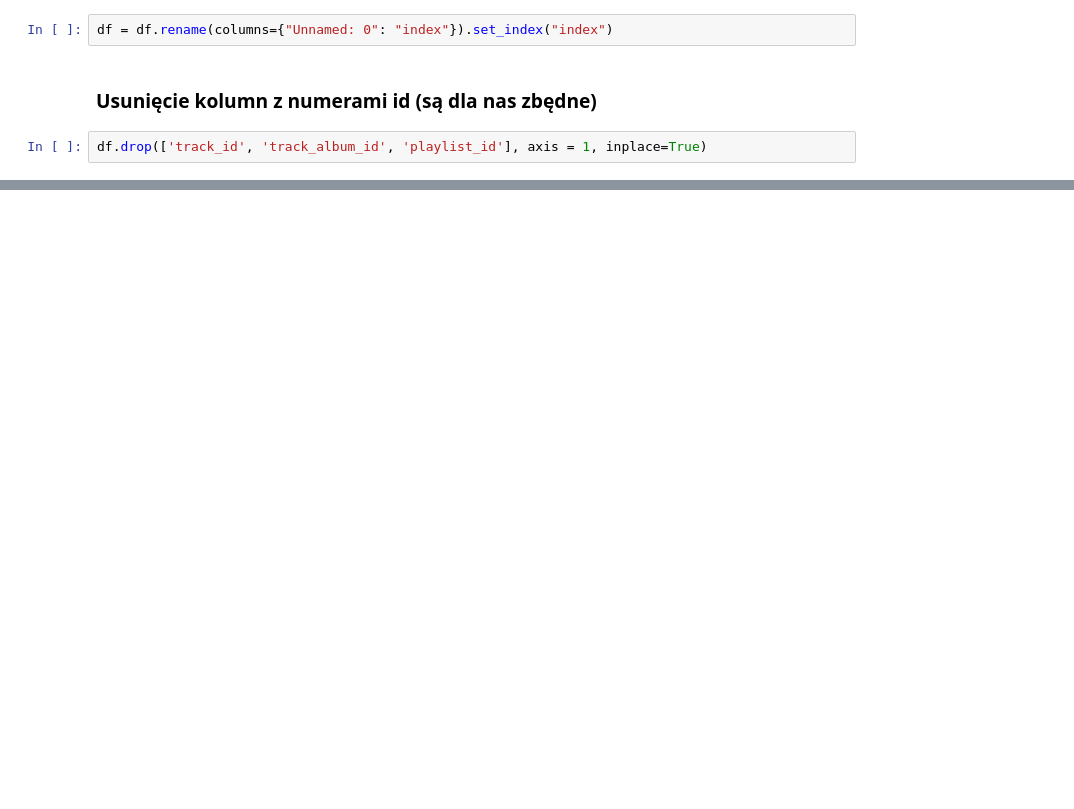
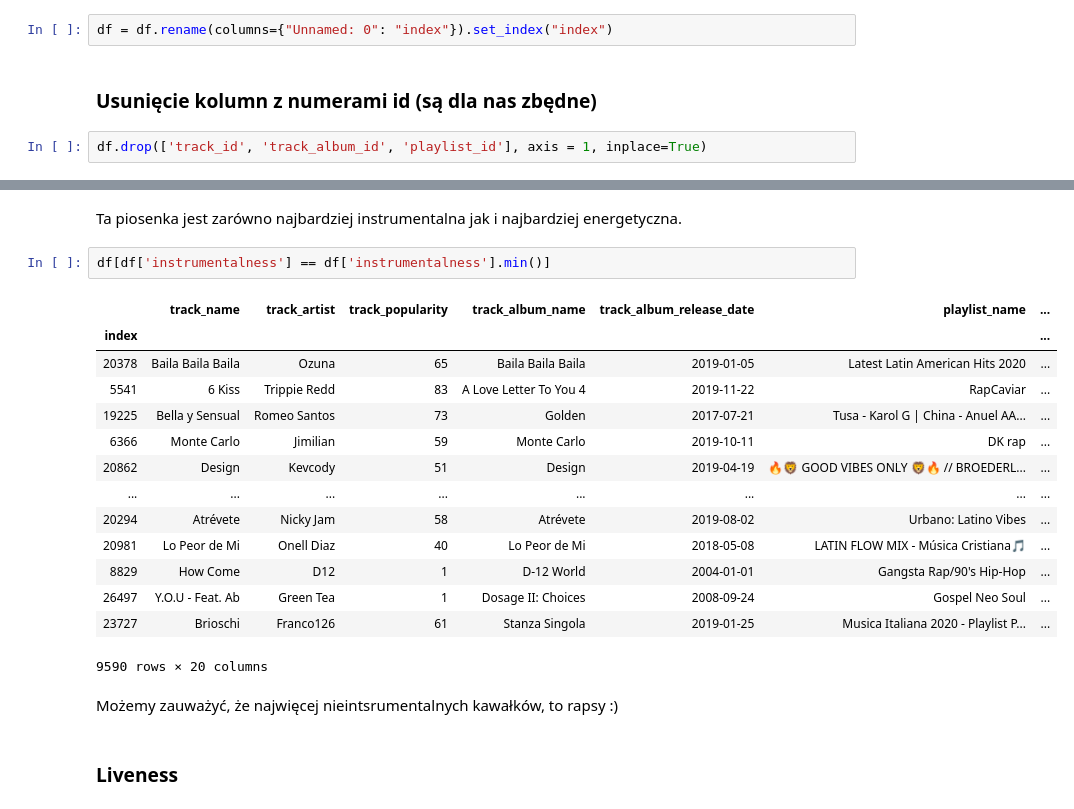
Before and after one commit to AdamJedz/DS-projekty, a Jupyter notebook: Spotify/Igor/Analiza Wstępna.ipynb, the cells around one changed output, grey strips where cells are left out. Drawn from its saved outputs; the diff is of its cells as text; blank space fills up the shorter version.

```diff
--- a/Spotify/Igor/Analiza Wstępna.ipynb
+++ b/Spotify/Igor/Analiza Wstępna.ipynb
@@ -24,0 +206,23 @@ df.head()
+# %% [markdown]
+Ta piosenka jest zarówno najbardziej instrumentalna jak i najbardziej energetyczna.
+# %%
+df[df['instrumentalness'] == df['instrumentalness'].min()]
+# %% [output]
+|  | track_name | track_artist | track_popularity | track_album_name | track_album_release_date | playlist_name | ... |
+| index |  |  |  |  |  |  | ... |
+| 20378 | Baila Baila Baila | Ozuna | 65 | Baila Baila Baila | 2019-01-05 | Latest Latin American Hits 2020 | ... |
+| 5541 | 6 Kiss | Trippie Redd | 83 | A Love Letter To You 4 | 2019-11-22 | RapCaviar | ... |
+| 19225 | Bella y Sensual | Romeo Santos | 73 | Golden | 2017-07-21 | Tusa - Karol G | China - Anuel AA... | ... |
+| 6366 | Monte Carlo | Jimilian | 59 | Monte Carlo | 2019-10-11 | DK rap | ... |
+| 20862 | Design | Kevcody | 51 | Design | 2019-04-19 | 🔥🦁 GOOD VIBES ONLY 🦁🔥 // BROEDERL... | ... |
+| ... | ... | ... | ... | ... | ... | ... | ... |
+| 20294 | Atrévete | Nicky Jam | 58 | Atrévete | 2019-08-02 | Urbano: Latino Vibes | ... |
+| 20981 | Lo Peor de Mi | Onell Diaz | 40 | Lo Peor de Mi | 2018-05-08 | LATIN FLOW MIX - Música Cristiana🎵 | ... |
+| 8829 | How Come | D12 | 1 | D-12 World | 2004-01-01 | Gangsta Rap/90's Hip-Hop | ... |
+| 26497 | Y.O.U - Feat. Ab | Green Tea | 1 | Dosage II: Choices | 2008-09-24 | Gospel Neo Soul | ... |
+| 23727 | Brioschi | Franco126 | 61 | Stanza Singola | 2019-01-25 | Musica Italiana 2020 - Playlist P... | ... |
+9590 rows × 20 columns
+# %% [markdown]
+Możemy zauważyć, że najwięcej nieintsrumentalnych kawałków, to rapsy :)
+# %% [markdown]
+### Liveness
```
Also changed, not shown: parts of 64 cells of this notebook.
